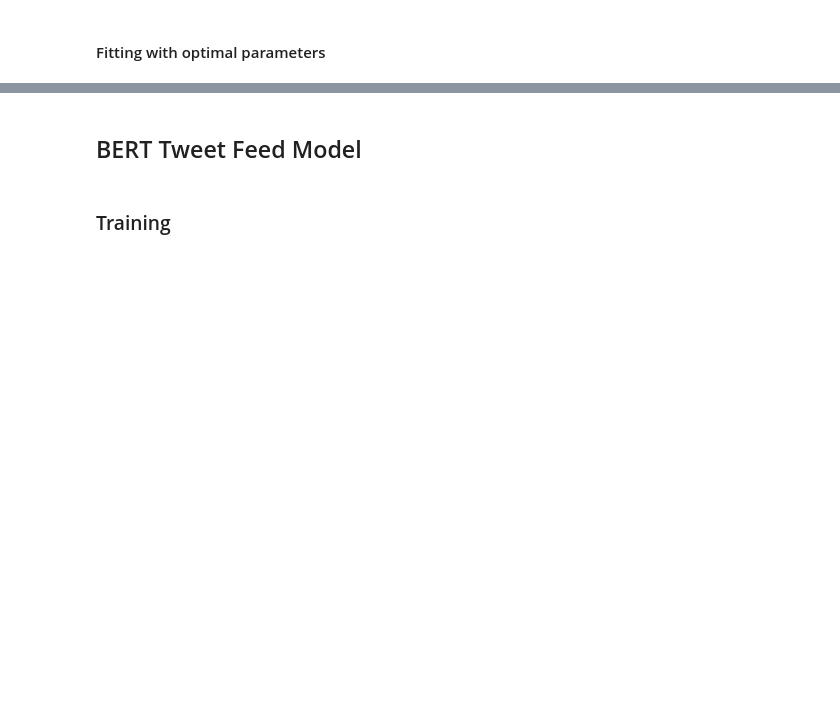
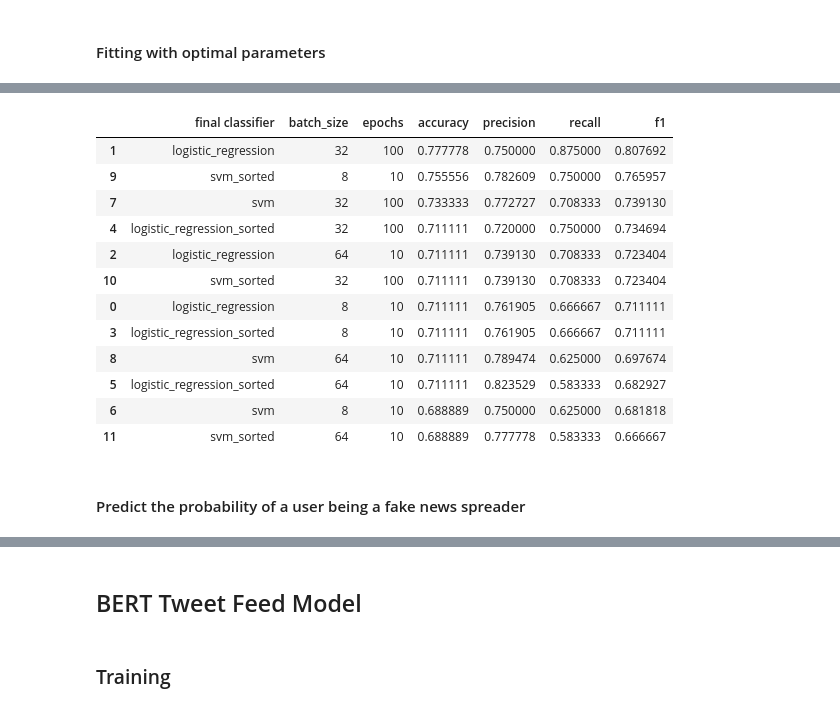
Before and after one commit to Fake-News-Profiling/fnp-models, a Jupyter notebook: classifier/evaluate_initial_bert_models.ipynb, the cells around one changed output, grey strips where cells are left out. Cells and saved outputs as stored; diff of their text form; code cells hidden in the pictures; blank space fills up the shorter version.

Commit message:
Updated classifier

```diff
--- a/classifier/evaluate_initial_bert_models.ipynb
+++ b/classifier/evaluate_initial_bert_models.ipynb
@@ -161,0 +316,9 @@ send_email("""Model finished training: Accuracy 0.63""")
+# %%
+def create_test_model(trainable=True):
+    bert_encoder_individual_test = hub.KerasLayer(
+        small_bert_url,
+        trainable=trainable,
+    )
+    bert_model_individual_test = bclf.create_bert_model(bert_encoder_individual_test, bert_input_size_individual)
+    bert_model_individual_test.compile(Adam(lr=1e-5), 'binary_crossentropy', ['accuracy'])
+    return bert_encoder_individual_test, bert_model_individual_test
@@ -161,0 +380,10 @@ send_email("""Model finished training: Accuracy 0.63""")
+# %%
+def train_classifier(clf, X_train, y_train, X_val, y_val, batch_size, epochs):
+    clf.fit(X_train, y_train)
+    predictions = clf.predict(X_val)
+    return {
+        'batch_size': batch_size,
+        'epochs': epochs,
+        'predictions_val': predictions,
+        'labels_val': y_val,
+    }
@@ -161,0 +513,38 @@ send_email("""Model finished training: Accuracy 0.63""")
+# %%
+import pandas as pd
+
+results = []
+for key, val in predictions.items():
+    for clf_info in val:
+        res = []
+        res.append(key)
+        res.append(clf_info['batch_size'])
+        res.append(clf_info['epochs'])
+
+        eval_scores = evaluate_model(
+            clf_info['predictions_val'],
+            clf_info['labels_val']
+        )
+        res.append(eval_scores['accuracy'])
+        res.append(eval_scores['precision'])
+        res.append(eval_scores['recall'])
+        res.append(eval_scores['f1'])
+        results.append(res)
+
+df = pd.DataFrame(results, columns=['final classifier', 'batch_size', 'epochs', 'accuracy', 'precision', 'recall', 'f1'])
+# %%
+df.sort_values(by=['accuracy', 'f1'], ascending=False)
+# %% [output]
+|  | final classifier | batch_size | epochs | accuracy | precision | recall | f1 |
+| 1 | logistic_regression | 32 | 100 | 0.777778 | 0.750000 | 0.875000 | 0.807692 |
+| 9 | svm_sorted | 8 | 10 | 0.755556 | 0.782609 | 0.750000 | 0.765957 |
+| 7 | svm | 32 | 100 | 0.733333 | 0.772727 | 0.708333 | 0.739130 |
+| 4 | logistic_regression_sorted | 32 | 100 | 0.711111 | 0.720000 | 0.750000 | 0.734694 |
+| 2 | logistic_regression | 64 | 10 | 0.711111 | 0.739130 | 0.708333 | 0.723404 |
+| 10 | svm_sorted | 32 | 100 | 0.711111 | 0.739130 | 0.708333 | 0.723404 |
+| 0 | logistic_regression | 8 | 10 | 0.711111 | 0.761905 | 0.666667 | 0.711111 |
+| 3 | logistic_regression_sorted | 8 | 10 | 0.711111 | 0.761905 | 0.666667 | 0.711111 |
+| 8 | svm | 64 | 10 | 0.711111 | 0.789474 | 0.625000 | 0.697674 |
+| 5 | logistic_regression_sorted | 64 | 10 | 0.711111 | 0.823529 | 0.583333 | 0.682927 |
+| 6 | svm | 8 | 10 | 0.688889 | 0.750000 | 0.625000 | 0.681818 |
+| 11 | svm_sorted | 64 | 10 | 0.688889 | 0.777778 | 0.583333 | 0.666667 |
@@ -161,0 +553,2 @@ send_email("""Model finished training: Accuracy 0.63""")
+# %% [markdown]
+#### Predict the probability of a user being a fake news spreader
```
Also changed, not shown: parts of 48 cells of this notebook, 2 other files.
